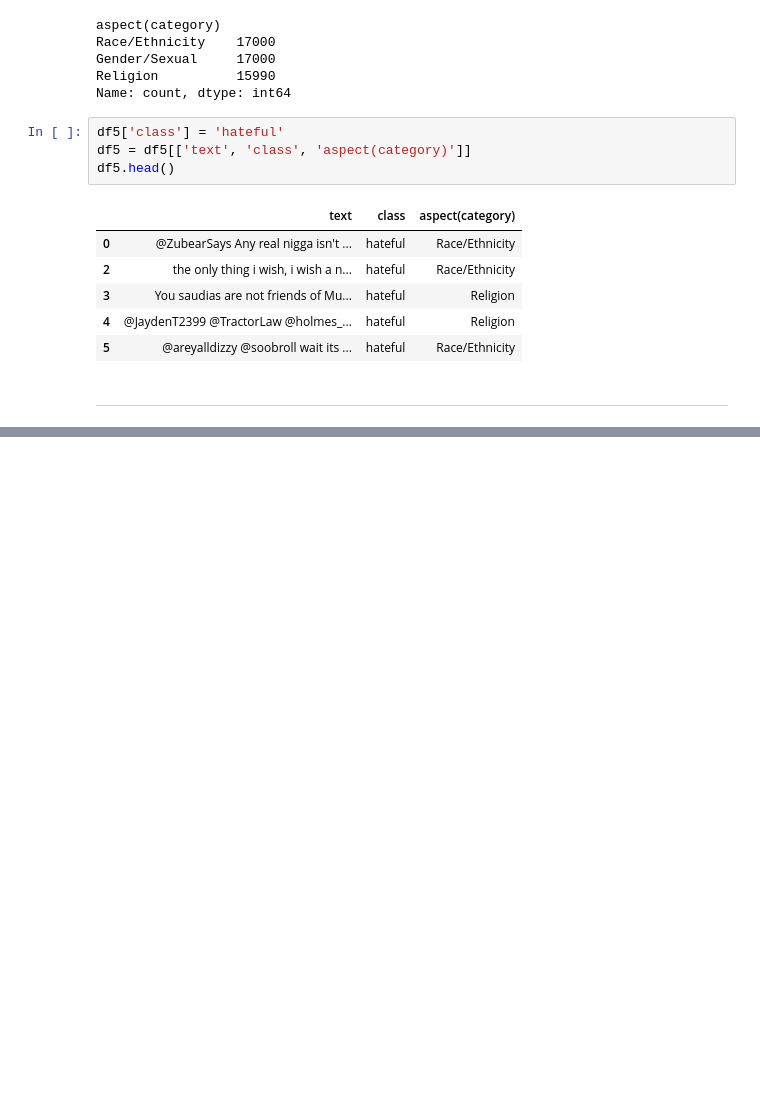
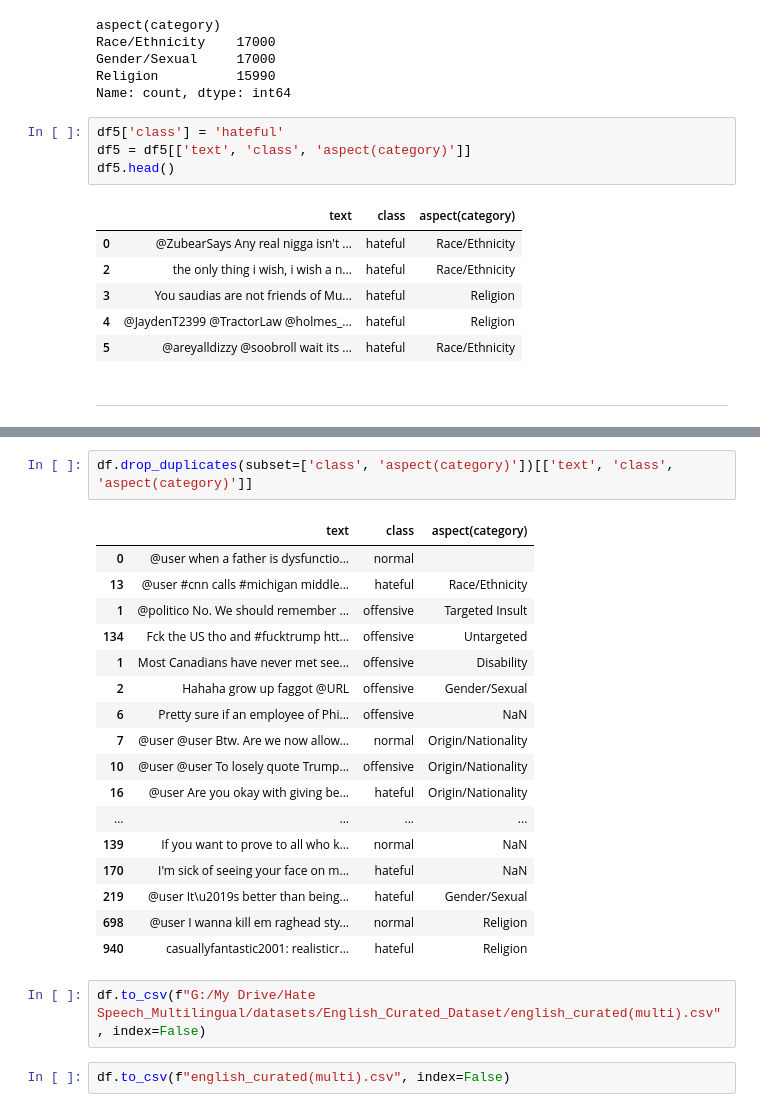
Before and after one commit to AbdulManaf12/Hate-Speech-Detection, a Jupyter notebook: Dataset Statistics/dataset_merging (multi dataset).ipynb, the cells around one changed output, grey strips where cells are left out. Saved outputs shown, nothing was run; the diff lists cells and outputs as text; blank space fills up the shorter version.

```diff
--- a/Dataset Statistics/dataset_merging (multi dataset).ipynb
+++ b/Dataset Statistics/dataset_merging (multi dataset).ipynb
@@ -401,3 +408,27 @@ Origin/Nationality     2024
 Disability              920
 Untargeted              247
 Name: count, dtype: int64
+# %%
+df.drop_duplicates(subset=['class', 'aspect(category)'])[['text', 'class', 'aspect(category)']]
+# %% [output]
+|  | text | class | aspect(category) |
+| 0 | @user when a father is dysfunctio... | normal |  |
+| 13 | @user #cnn calls #michigan middle... | hateful | Race/Ethnicity |
+| 1 | @politico No. We should remember ... | offensive | Targeted Insult |
+| 134 | Fck the US tho and #fucktrump htt... | offensive | Untargeted |
+| 1 | Most Canadians have never met see... | offensive | Disability |
+| 2 | Hahaha grow up faggot @URL | offensive | Gender/Sexual |
+| 6 | Pretty sure if an employee of Phi... | offensive | NaN |
+| 7 | @user @user Btw. Are we now allow... | normal | Origin/Nationality |
+| 10 | @user @user To losely quote Trump... | offensive | Origin/Nationality |
+| 16 | @user Are you okay with giving be... | hateful | Origin/Nationality |
+| ... | ... | ... | ... |
+| 139 | If you want to prove to all who k... | normal | NaN |
+| 170 | I'm sick of seeing your face on m... | hateful | NaN |
+| 219 | @user It\u2019s better than being... | hateful | Gender/Sexual |
+| 698 | @user I wanna kill em raghead sty... | normal | Religion |
+| 940 | casuallyfantastic2001: realisticr... | hateful | Religion |
+# %%
+df.to_csv(f"G:/My Drive/Hate Speech_Multilingual/datasets/English_Curated_Dataset/english_curated(multi).csv", index=False)
+# %%
+df.to_csv(f"english_curated(multi).csv", index=False)
```
Also changed, not shown: parts of 7 cells of this notebook.
